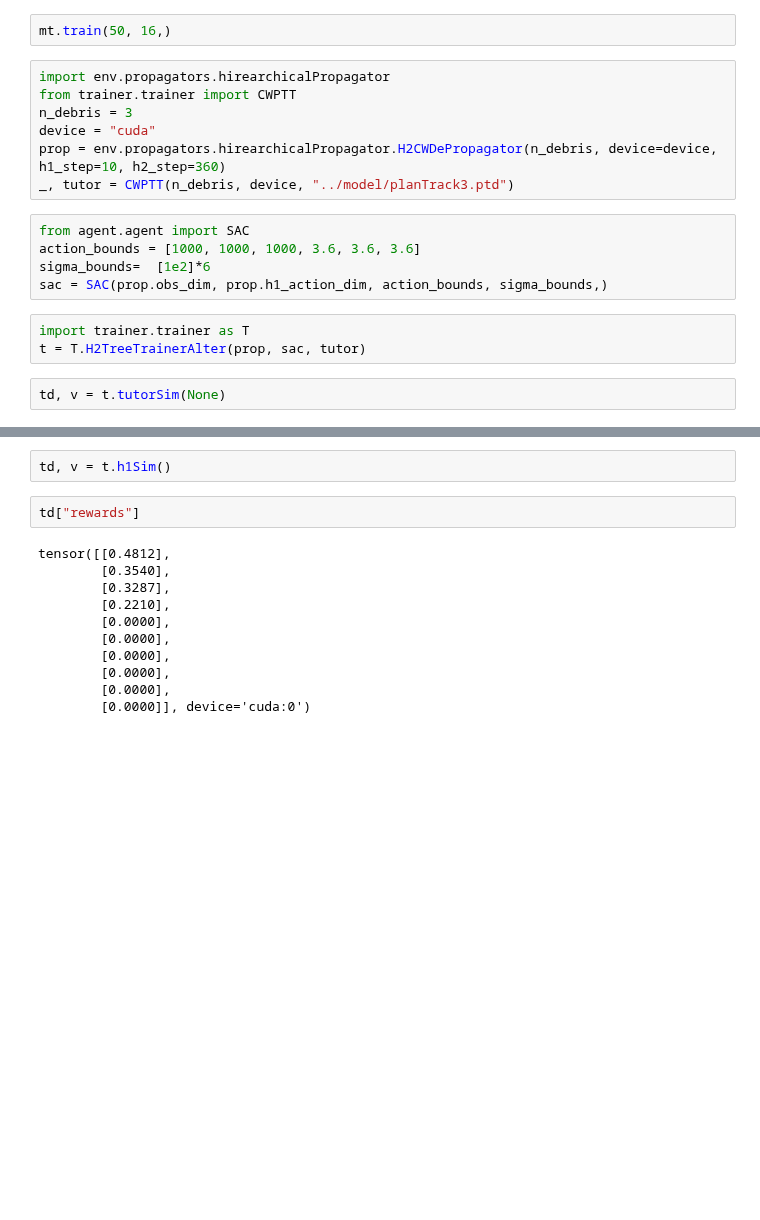
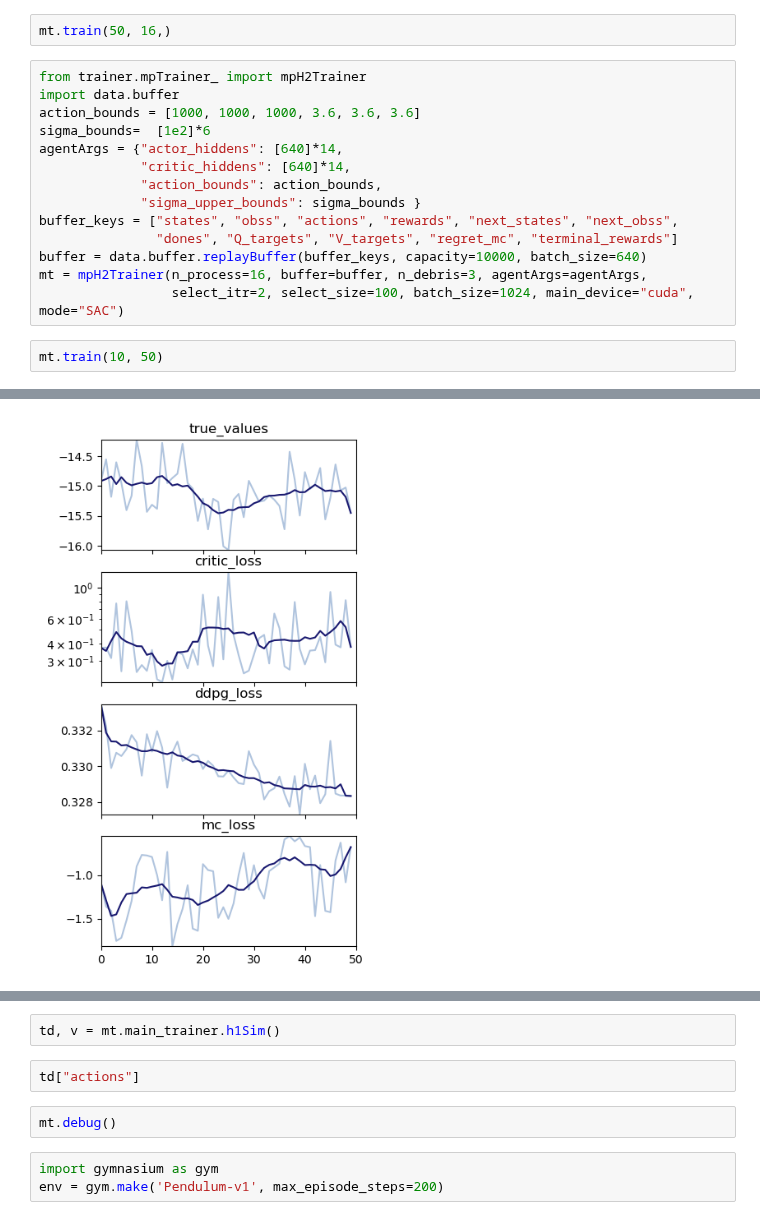
Before and after one commit to liziyao99/multi-debris-avoidance, a Jupyter notebook: quickStart.ipynb, the cells around one changed output, grey strips where cells are left out. Cells and saved outputs as stored; diff of their text form; blank space fills up the shorter version.

Commit message:
New: `gymTrainer` and `DDPG`. Note: There's something wrong with `SAC`. TODO: debug `SAC`.

```diff
--- a/quickStart.ipynb
+++ b/quickStart.ipynb
@@ -208,20 +208,20 @@ h1td, _ = mt.main_trainer.h1Sim(None)
 loss = mt.main_trainer.h2Pretrain(5, 100, states_num=256)
 # %%
 mt.train(50, 16,)
-# %%
-import env.propagators.hirearchicalPropagator
-from trainer.trainer import CWPTT
-n_debris = 3
-device = "cuda"
-prop = env.propagators.hirearchicalPropagator.H2CWDePropagator(n_debris, device=device, h1_step=10, h2_step=360)
-_, tutor = CWPTT(n_debris, device, "../model/planTrack3.ptd")
-# %%
-from agent.agent import SAC
-action_bounds = [1000, 1000, 1000, 3.6, 3.6, 3.6]
-sigma_bounds=  [1e2]*6
-sac = SAC(prop.obs_dim, prop.h1_action_dim, action_bounds, sigma_bounds,)
-# %%
-import trainer.trainer as T
-t = T.H2TreeTrainerAlter(prop, sac, tutor)
-# %%
-td, v = t.tutorSim(None)
+# %%
+from trainer.mpTrainer_ import mpH2Trainer
+import data.buffer
+action_bounds = [1000, 1000, 1000, 3.6, 3.6, 3.6]
+sigma_bounds=  [1e2]*6
+agentArgs = {"actor_hiddens": [640]*14,
+             "critic_hiddens": [640]*14,
+             "action_bounds": action_bounds,
+             "sigma_upper_bounds": sigma_bounds }
+buffer_keys = ["states", "obss", "actions", "rewards", "next_states", "next_obss",
+               "dones", "Q_targets", "V_targets", "regret_mc", "terminal_rewards"]
+buffer = data.buffer.replayBuffer(buffer_keys, capacity=10000, batch_size=640)
+mt = mpH2Trainer(n_process=16, buffer=buffer, n_debris=3, agentArgs=agentArgs,
+                 select_itr=2, select_size=100, batch_size=1024, main_device="cuda", mode="SAC")
+# %%
+mt.train(10, 50)
+# %% [output]
@@ -227,0 +229 @@ td, v = t.tutorSim(None)
+[figure, added]
@@ -228,15 +232,9 @@ td, v = t.tutorSim(None)
 # %%
-td, v = t.h1Sim()
+td, v = mt.main_trainer.h1Sim()
 # %%
-td["rewards"]
+td["actions"]
-# %% [output]
-tensor([[0.4812],
-        [0.3540],
-        [0.3287],
-        [0.2210],
-        [0.0000],
-        [0.0000],
-        [0.0000],
-        [0.0000],
-        [0.0000],
-        [0.0000]], device='cuda:0')
+# %%
+mt.debug()
+# %%
+import gymnasium as gym
+env = gym.make('Pendulum-v1', max_episode_steps=200)
```
Also changed, not shown: parts of 7 cells of this notebook, 5 other files.
